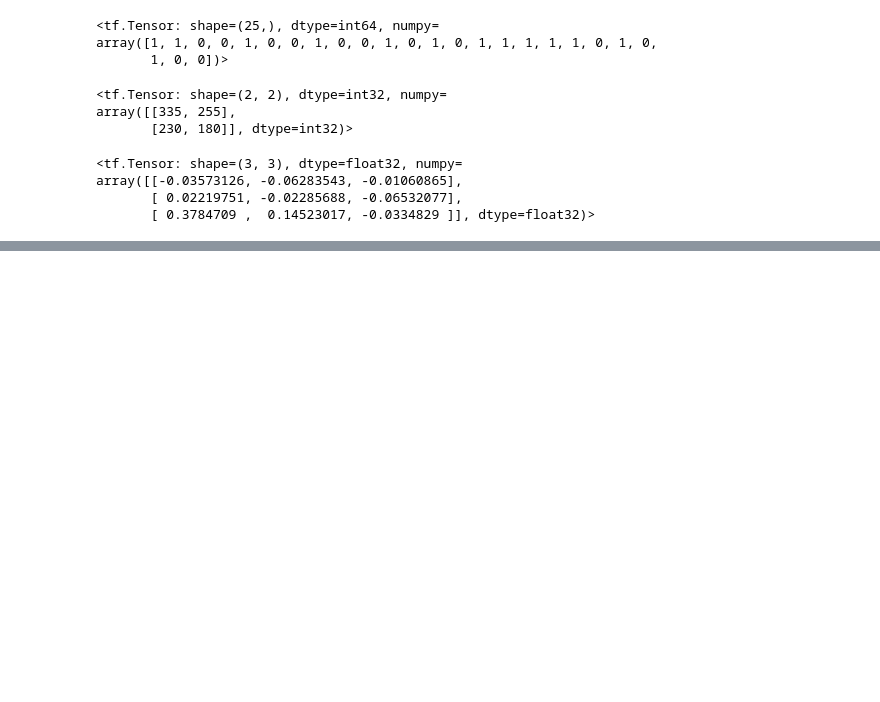
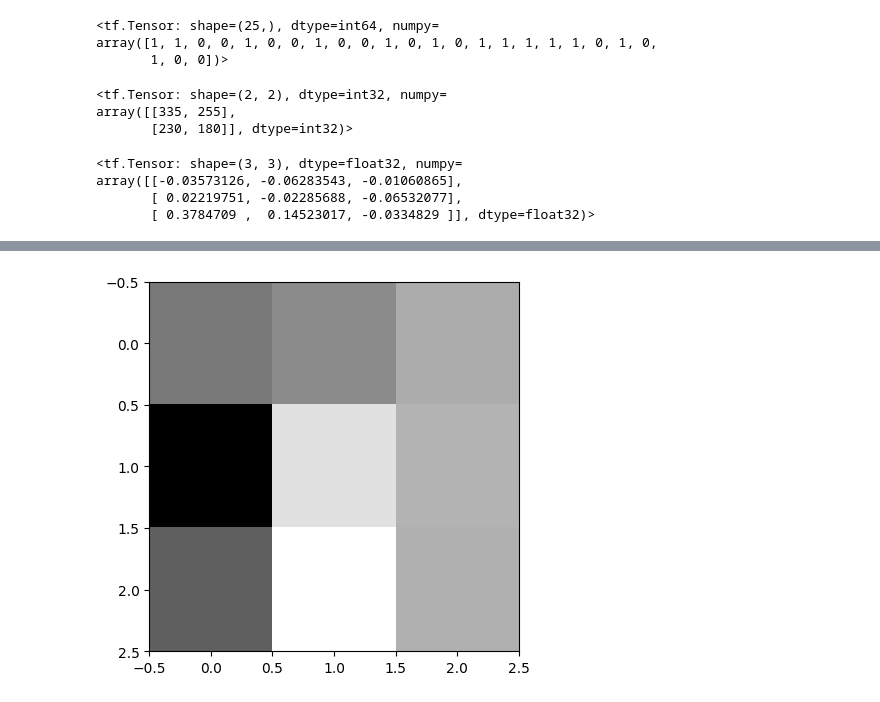
Before and after one commit to GuillaumeRib/project-cancer-detection, a Jupyter notebook: notebooks/GuiRib_Model_Transfer MobileNetV2.ipynb, the cells around one changed output, grey strips where cells are left out. Drawn from its saved outputs; the diff is of its cells as text; code cells hidden in the pictures; blank space fills up the shorter version.

```diff
--- a/notebooks/GuiRib_Model_Transfer MobileNetV2.ipynb
+++ b/notebooks/GuiRib_Model_Transfer MobileNetV2.ipynb
@@ -351,0 +357,6 @@ kernel = kernel_test
+# %%
+kernel_1 = np.array(model.layers[0].weights[0][:,:, 2, 2])
+plt.imshow(kernel_1, interpolation='nearest',cmap='gray')
+plt.show()
+# %% [output]
+[figure, added]
```
Also changed, not shown: parts of 18 cells of this notebook, 5 other files.
